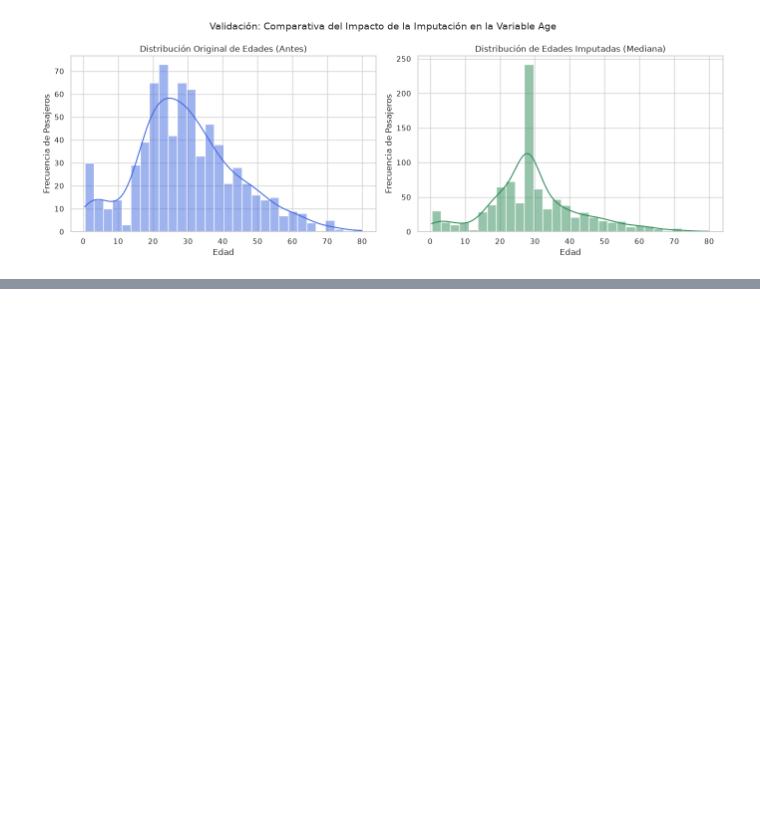
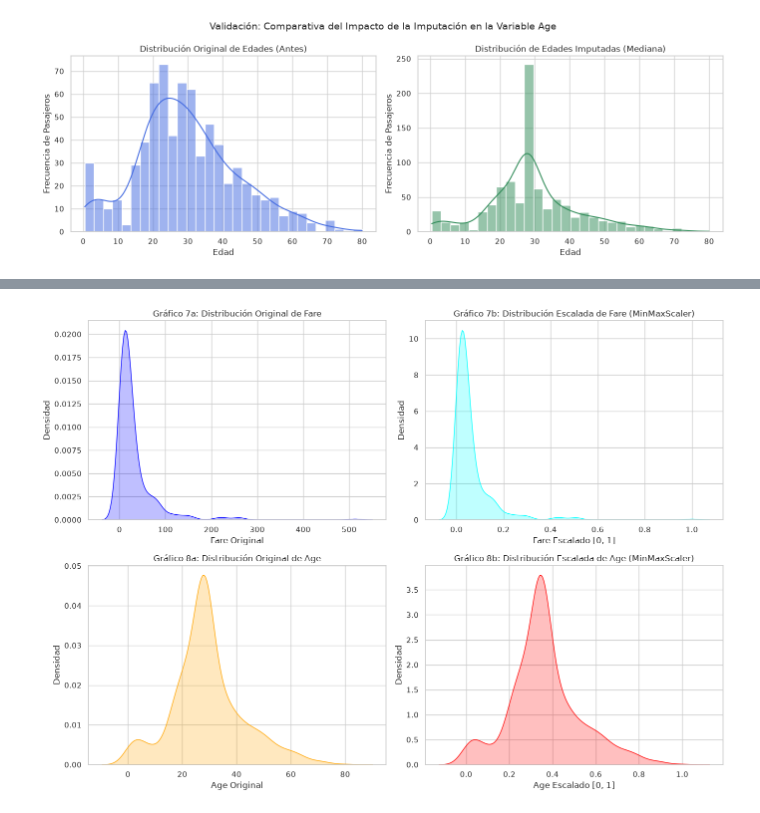
Before and after one commit to k3na1/preprocesamiento-titanic, a Jupyter notebook: titanic_analisis.ipynb, the cells around one changed output, grey strips where cells are left out. Cells and saved outputs as stored; diff of their text form; code cells hidden in the pictures; blank space fills up the shorter version.

```diff
--- a/titanic_analisis.ipynb
+++ b/titanic_analisis.ipynb
@@ -159,0 +254,18 @@ plt.show()
+# %%
+# Seleccionamos las variables numéricas continuas
+num_cols = ['Age', 'Fare']
+
+# Guardamos copias de las series originales temporalmente para graficar el "Antes y Después"
+age_original = df_clean['Age'].copy()
+fare_original = df_clean['Fare'].copy()
+
+# JUSTIFICACIÓN: Elegimos MinMaxScaler para escalar Age y Fare al rango fijo [0, 1].
+# Se hace esta elección porque el escalamiento Min-Max preserva exactamente la forma original
+# de la distribución de los datos y las distancias proporcionales entre los valores,
+# evitando forzar una normalización estricta que deformaría variables sesgadas como 'Fare'.
+scaler = MinMaxScaler()
+
+df_clean[num_cols] = scaler.fit_transform(df_clean[num_cols])
+
+# Verificamos los cambios
+df_clean[['Age', 'Fare']].head()
@@ -159,0 +282,30 @@ plt.show()
+# %%
+# Gráficos 7 y 8 de 15: Distribución "Antes y Después" del escalamiento
+fig, axes = plt.subplots(2, 2, figsize=(14, 10))
+
+# --- Gráfico 7: Distribución de Fare ---
+sns.kdeplot(fare_original, ax=axes[0, 0], fill=True, color='blue')
+axes[0, 0].set_title('Gráfico 7a: Distribución Original de Fare', fontsize=12)
+axes[0, 0].set_xlabel('Fare Original')
+axes[0, 0].set_ylabel('Densidad')
+
+sns.kdeplot(df_clean['Fare'], ax=axes[0, 1], fill=True, color='cyan')
+axes[0, 1].set_title('Gráfico 7b: Distribución Escalada de Fare (MinMaxScaler)', fontsize=12)
+axes[0, 1].set_xlabel('Fare Escalado [0, 1]')
+axes[0, 1].set_ylabel('Densidad')
+
+# --- Gráfico 8: Distribución de Age ---
+sns.kdeplot(age_original, ax=axes[1, 0], fill=True, color='orange')
+axes[1, 0].set_title('Gráfico 8a: Distribución Original de Age', fontsize=12)
+axes[1, 0].set_xlabel('Age Original')
+axes[1, 0].set_ylabel('Densidad')
+
+sns.kdeplot(df_clean['Age'], ax=axes[1, 1], fill=True, color='red')
+axes[1, 1].set_title('Gráfico 8b: Distribución Escalada de Age (MinMaxScaler)', fontsize=12)
+axes[1, 1].set_xlabel('Age Escalado [0, 1]')
+axes[1, 1].set_ylabel('Densidad')
+
+plt.tight_layout()
+plt.show()
+# %% [output]
+[figure, added]
```
Also changed, not shown: parts of 21 cells of this notebook.
